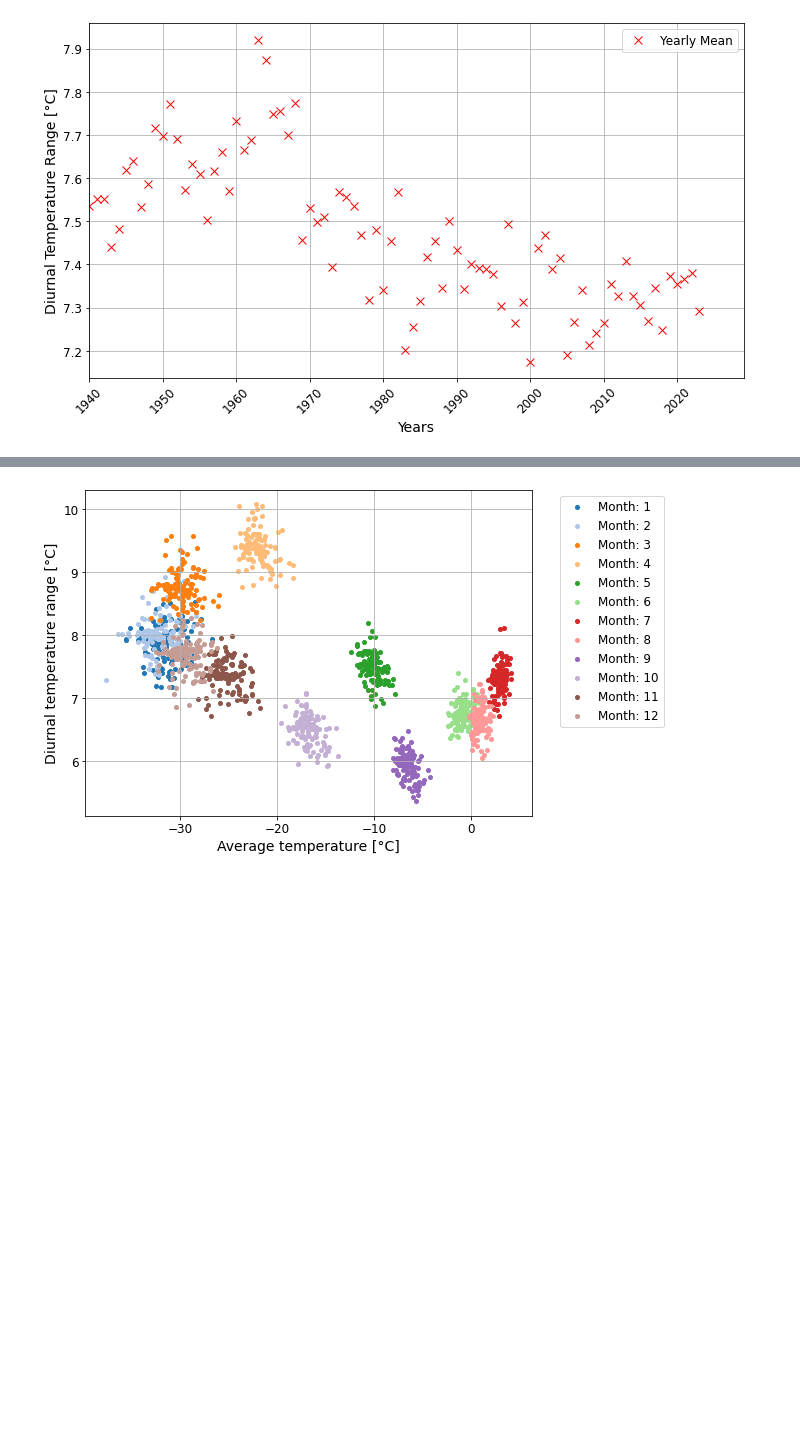
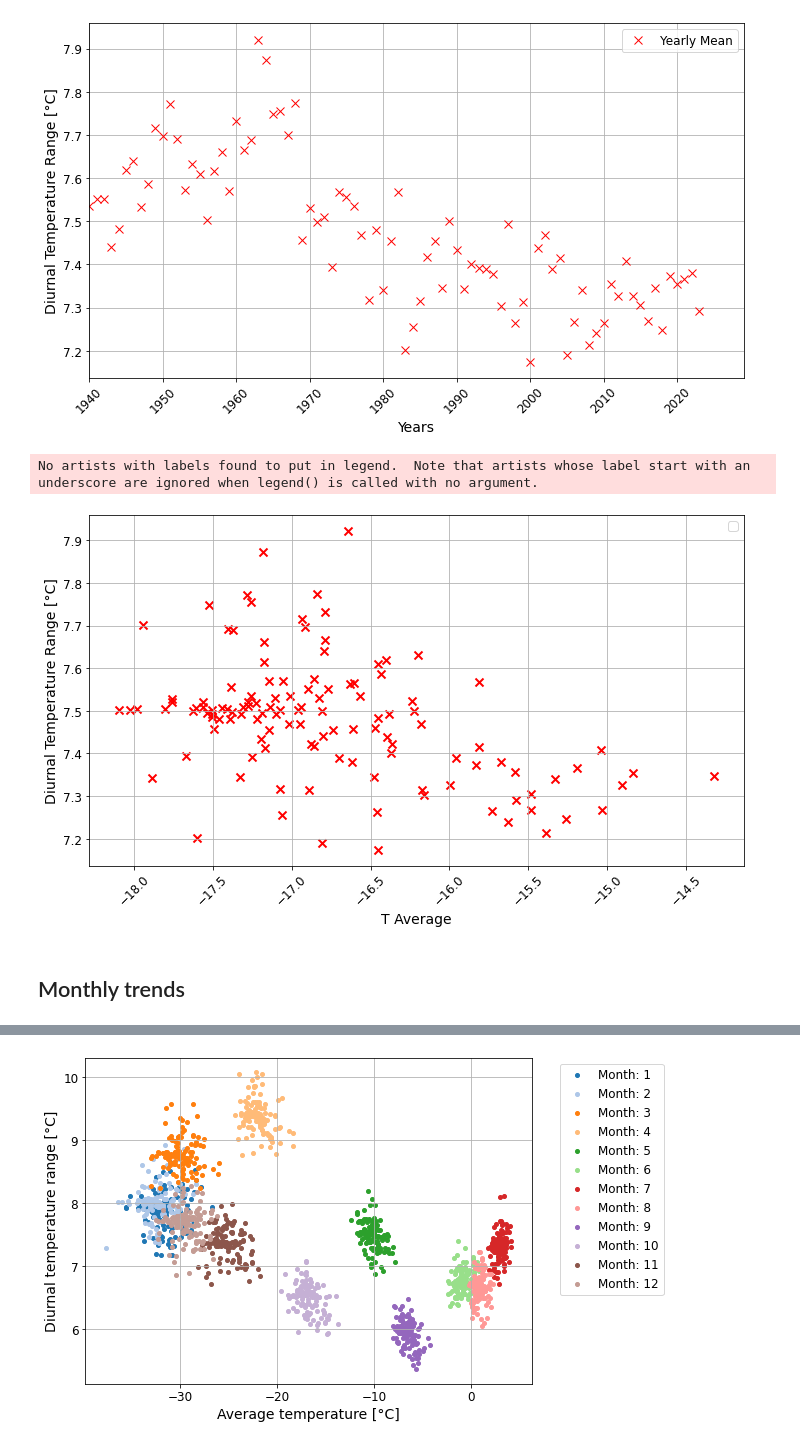
Before and after one commit to LeoausderDose/Praktikum_AWI, a Jupyter notebook: DNT_Final_stripped.ipynb, the cells around one changed output, grey strips where cells are left out. Saved outputs shown, nothing was run; the diff lists cells and outputs as text; code cells hidden in the pictures; blank space fills up the shorter version.

```diff
--- a/DNT_Final_stripped.ipynb
+++ b/DNT_Final_stripped.ipynb
@@ -334,4 +312,39 @@ plt.tight_layout()  # Ensures that labels fit within the figure
 plt.show()
 # %% [output]
 [figure]
+# %%
+yearly_mean_DTR = temperature_difference_Pol.resample(time='Y').mean()
+
+# Create a figure and axis object
+fig, ax = plt.subplots(figsize=(10, 6))  # Adjust the figsize as needed
+
+# Plot the data with a line style and add labels
+ax.scatter(yearly_mean_TAvg, yearly_mean_DTR, marker='x',  color='r') #, label='Yearly Mean')
+
+# Add labels and title
+ax.set_xlabel('T Average')
+ax.set_ylabel('Diurnal Temperature Range [°C]')
+#ax.set_title('Diurnal Temperature Range Over Time')
+
+# Add gridlines
+ax.grid(True)
+
+# Add a legend
+ax.legend()
+
+# Rotate the x-axis labels for better readability (optional)
+plt.xticks(rotation=45)
+
+#plt.xlim(pd.to_datetime('1940',))
+# Show the plot
+plt.tight_layout()  # Ensures that labels fit within the figure
+
+# plt.savefig('Bilder/DTR_latex/DTR_yearlyMean_years.pdf')
+# plt.savefig('Bilder/DTR_latex/DTR_yearlyMean_years.png')
+plt.show()
+# %% [output]
+No artists with labels found to put in legend.  Note that artists whose label start with an underscore are ignored when legend() is called with no argument.
+[figure, added]
+# %% [markdown]
+## Monthly trends
 # %%
```
Also changed, not shown: parts of 25 cells of this notebook.
